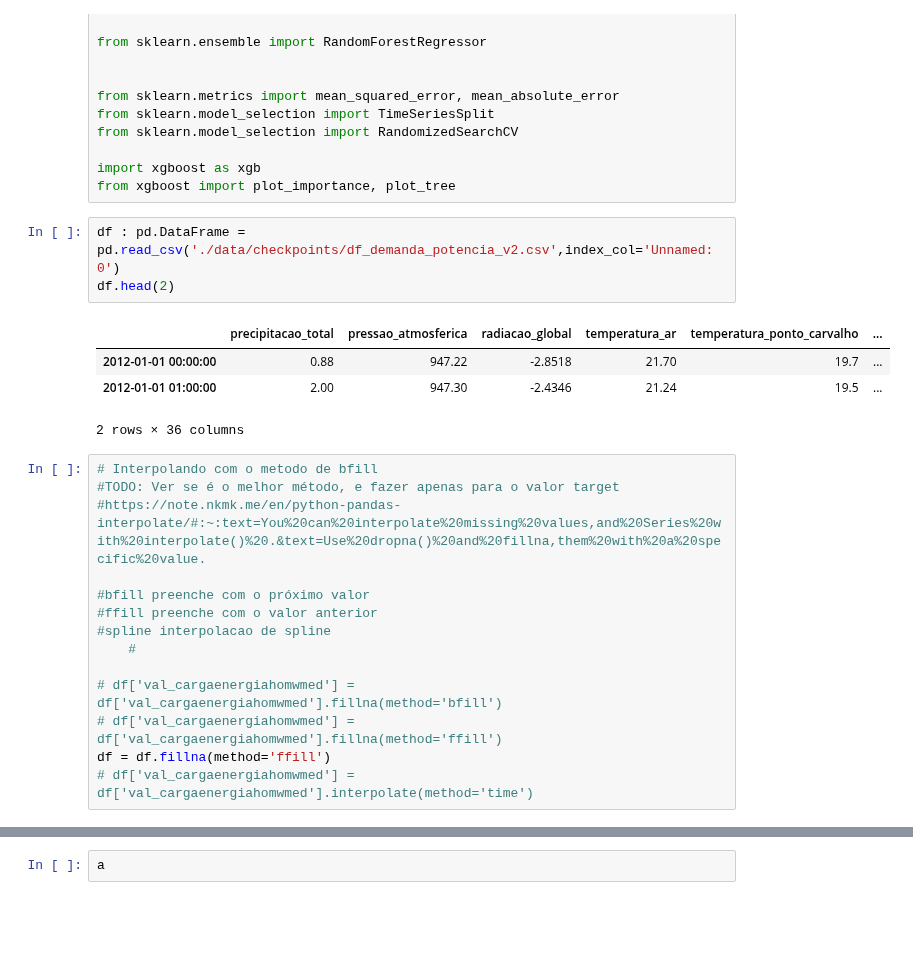
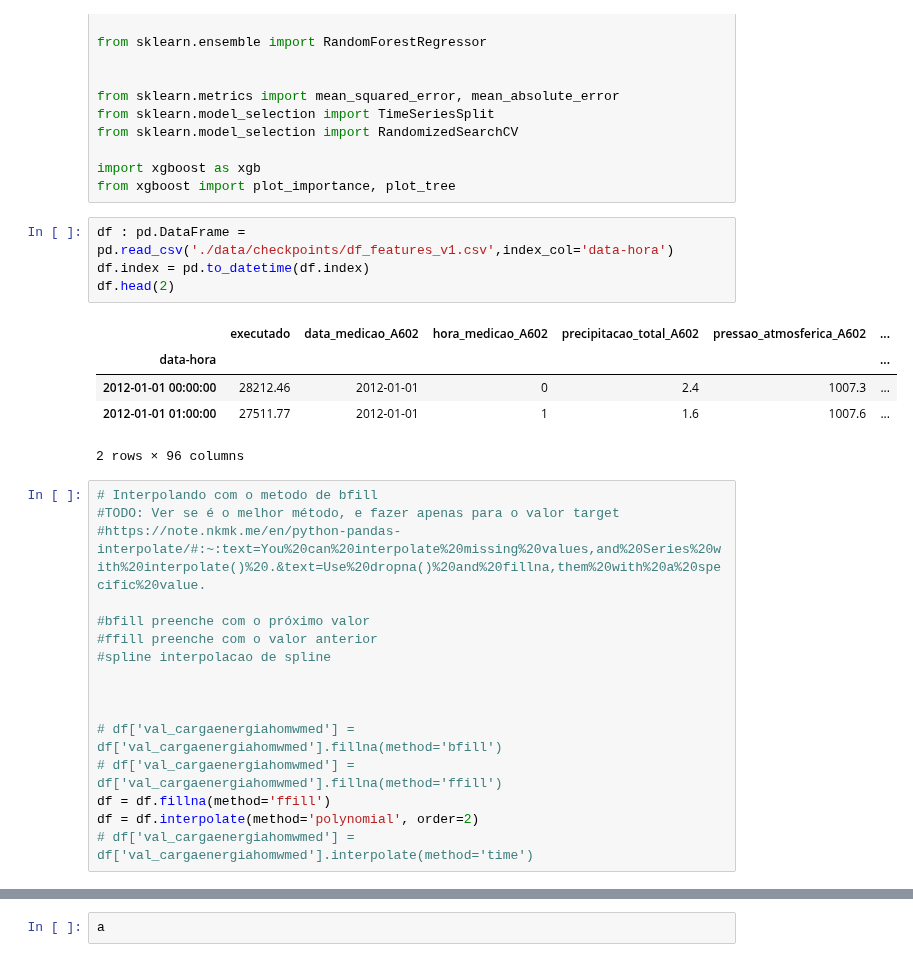
Before and after one commit to Alorencatto/tcc, a Jupyter notebook: model-1.ipynb, the cells around one changed output, grey strips where cells are left out. Cells and saved outputs as stored; diff of their text form; blank space fills up the shorter version.

```diff
--- a/model-1.ipynb
+++ b/model-1.ipynb
@@ -47,13 +47,15 @@ from sklearn.model_selection import RandomizedSearchCV
 import xgboost as xgb
 from xgboost import plot_importance, plot_tree
 # %%
-df : pd.DataFrame = pd.read_csv('./data/checkpoints/df_demanda_potencia_v2.csv',index_col='Unnamed: 0')
+df : pd.DataFrame = pd.read_csv('./data/checkpoints/df_features_v1.csv',index_col='data-hora')
+df.index = pd.to_datetime(df.index)
 df.head(2)
 # %% [output]
-|  | precipitacao_total | pressao_atmosferica | radiacao_global | temperatura_ar | temperatura_ponto_carvalho | ... |
-| 2012-01-01 00:00:00 | 0.88 | 947.22 | -2.8518 | 21.70 | 19.7 | ... |
-| 2012-01-01 01:00:00 | 2.00 | 947.30 | -2.4346 | 21.24 | 19.5 | ... |
+|  | executado | data_medicao_A602 | hora_medicao_A602 | precipitacao_total_A602 | pressao_atmosferica_A602 | ... |
+| data-hora |  |  |  |  |  | ... |
+| 2012-01-01 00:00:00 | 28212.46 | 2012-01-01 | 0 | 2.4 | 1007.3 | ... |
+| 2012-01-01 01:00:00 | 27511.77 | 2012-01-01 | 1 | 1.6 | 1007.6 | ... |
-2 rows × 36 columns
+2 rows × 96 columns
 # %%
 # Interpolando com o metodo de bfill
 #TODO: Ver se é o melhor método, e fazer apenas para o valor target
@@ -62,11 +64,13 @@ df.head(2)
 #bfill preenche com o próximo valor
 #ffill preenche com o valor anterior
 #spline interpolacao de spline
-    #
+
+
 
 # df['val_cargaenergiahomwmed'] = df['val_cargaenergiahomwmed'].fillna(method='bfill')
 # df['val_cargaenergiahomwmed'] = df['val_cargaenergiahomwmed'].fillna(method='ffill')
 df = df.fillna(method='ffill')
+df = df.interpolate(method='polynomial', order=2)
 # df['val_cargaenergiahomwmed'] = df['val_cargaenergiahomwmed'].interpolate(method='time')
 # %%
 # df['val_cargaenergiahomwmed'].isnull().sum()
```
Also changed, not shown: parts of 5 cells of this notebook, 2 other files.
